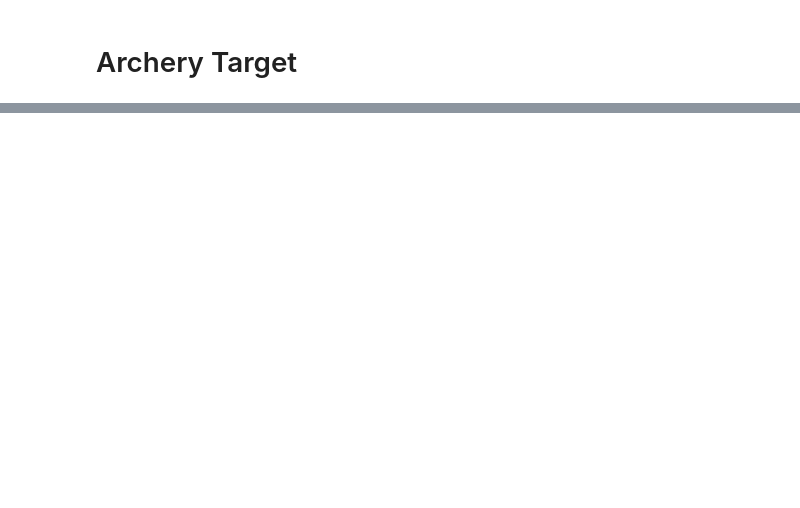
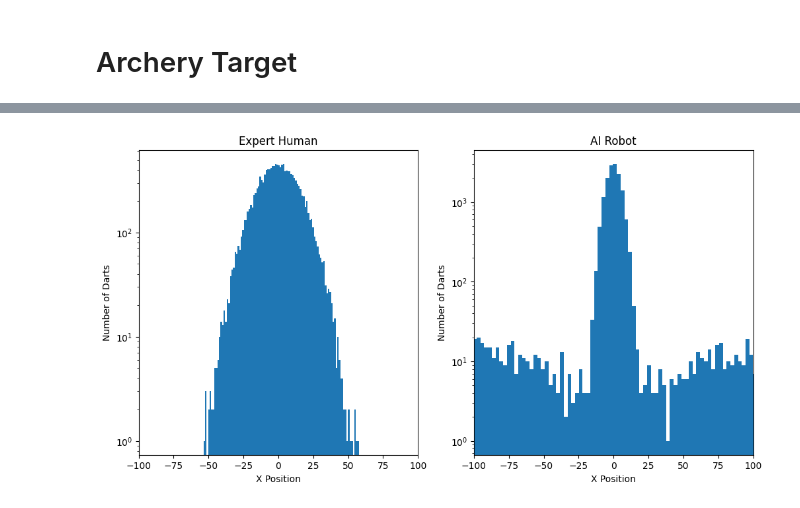
Before and after one commit to wutmeownow/phys441, a Jupyter notebook: JupyterNotebooks/LLS/archery.ipynb, the cells around one changed output, grey strips where cells are left out. Cells and saved outputs as stored; diff of their text form; code cells hidden in the pictures; blank space fills up the shorter version.

```diff
--- a/JupyterNotebooks/LLS/archery.ipynb
+++ b/JupyterNotebooks/LLS/archery.ipynb
@@ -105,0 +106,20 @@ plt.show()
+# %%
+fig, ax = plt.subplots(1,2,figsize=(12, 6))
+
+ax[0].hist([np.sqrt(x**2+y**2)*x/np.abs(x) for (x,y) in points_array[1]], bins=100)
+ax[0].set_yscale('log')
+ax[0].set_xlabel('X Position')
+ax[0].set_ylabel('Number of Darts')
+ax[0].set_title("Expert Human")
+ax[0].set_xlim(-100, 100)
+
+ax[1].hist([np.sqrt(x**2+y**2)*x/np.abs(x) for (x,y) in points_array[2]], bins=100)
+ax[1].set_yscale('log')
+ax[1].set_xlabel('X Position')
+ax[1].set_ylabel('Number of Darts')
+ax[1].set_title("AI Robot")
+ax[1].set_xlim(-100, 100)
+
+plt.show()
+# %% [output]
+[figure, added]
```
Also changed, not shown: parts of 2 cells of this notebook, 1 other file.
